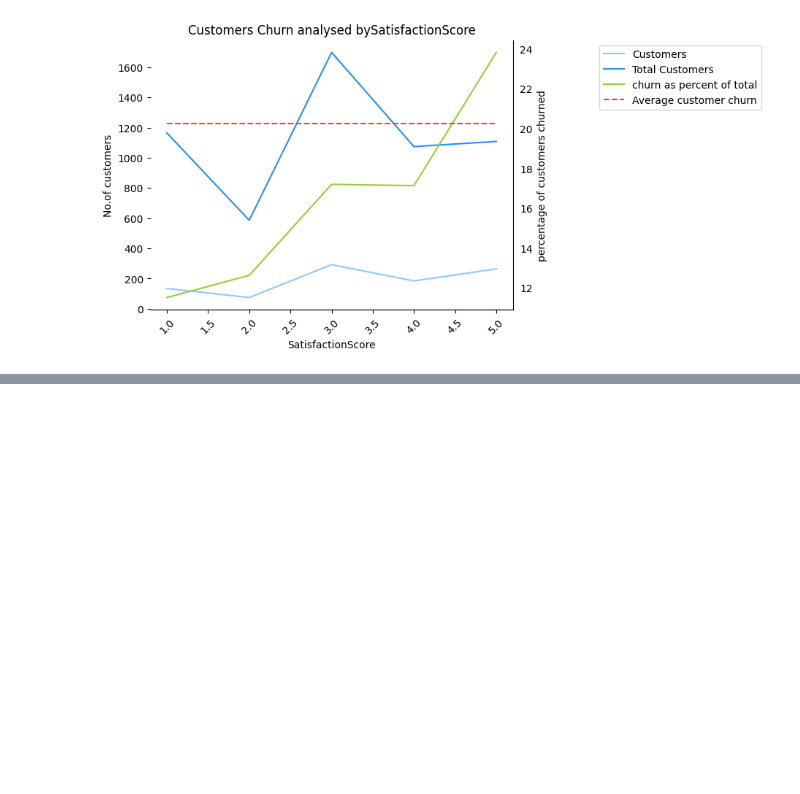
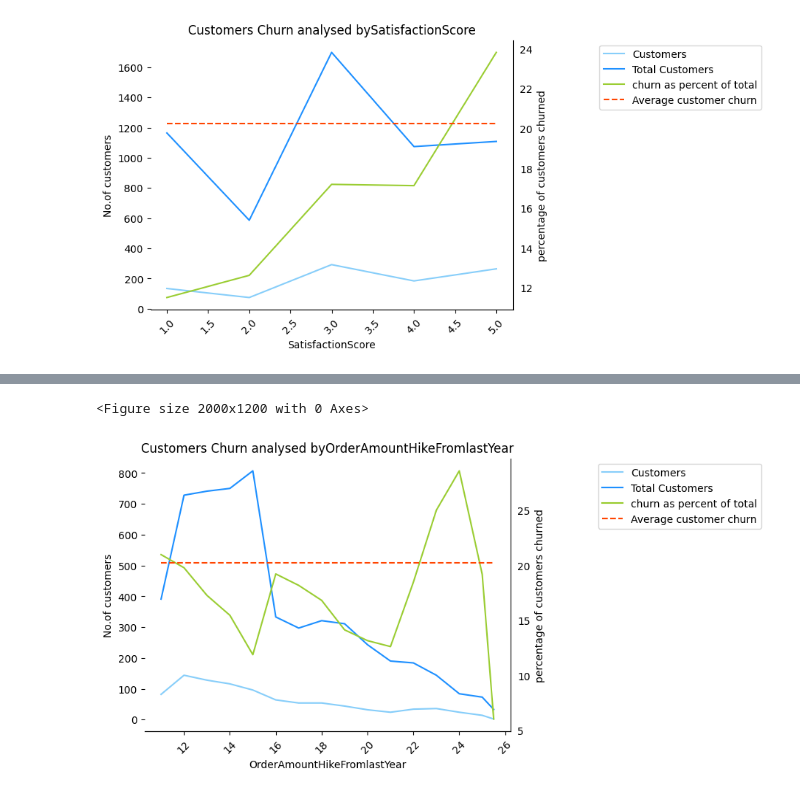
Before and after one commit to Suryasadasivam/e_commerce_customer_churn, a Jupyter notebook: Customer_chrun.ipynb, the cells around one changed output, grey strips where cells are left out. Cells and saved outputs as stored; diff of their text form; code cells hidden in the pictures; blank space fills up the shorter version.

```diff
--- a/Customer_chrun.ipynb
+++ b/Customer_chrun.ipynb
@@ -489,0 +505,5 @@ analysis_chart('SatisfactionScore')
+# %%
+analysis_chart('OrderAmountHikeFromlastYear')
+# %% [output]
+<Figure size 2000x1200 with 0 Axes>
+[figure, added]
```
Also changed, not shown: parts of 4 cells of this notebook.
